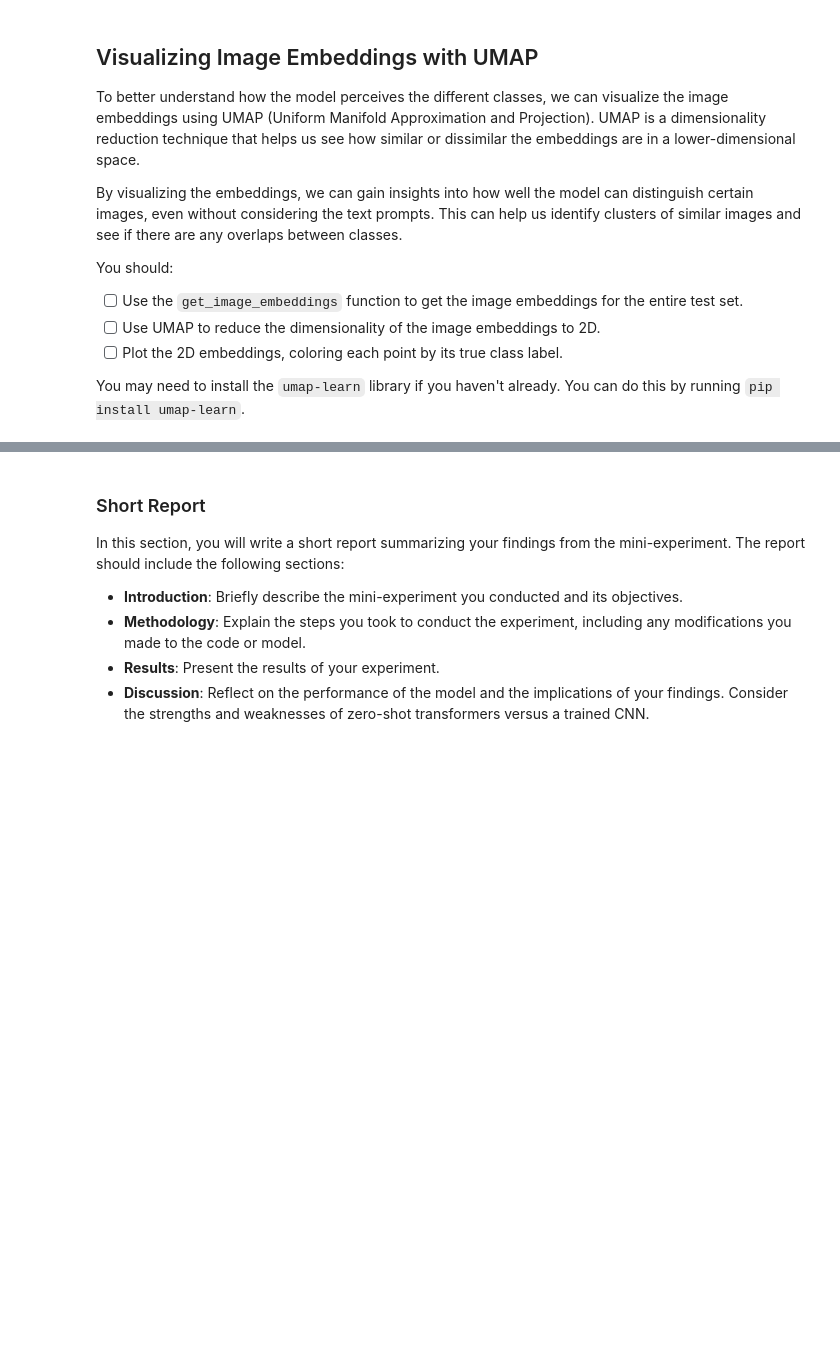
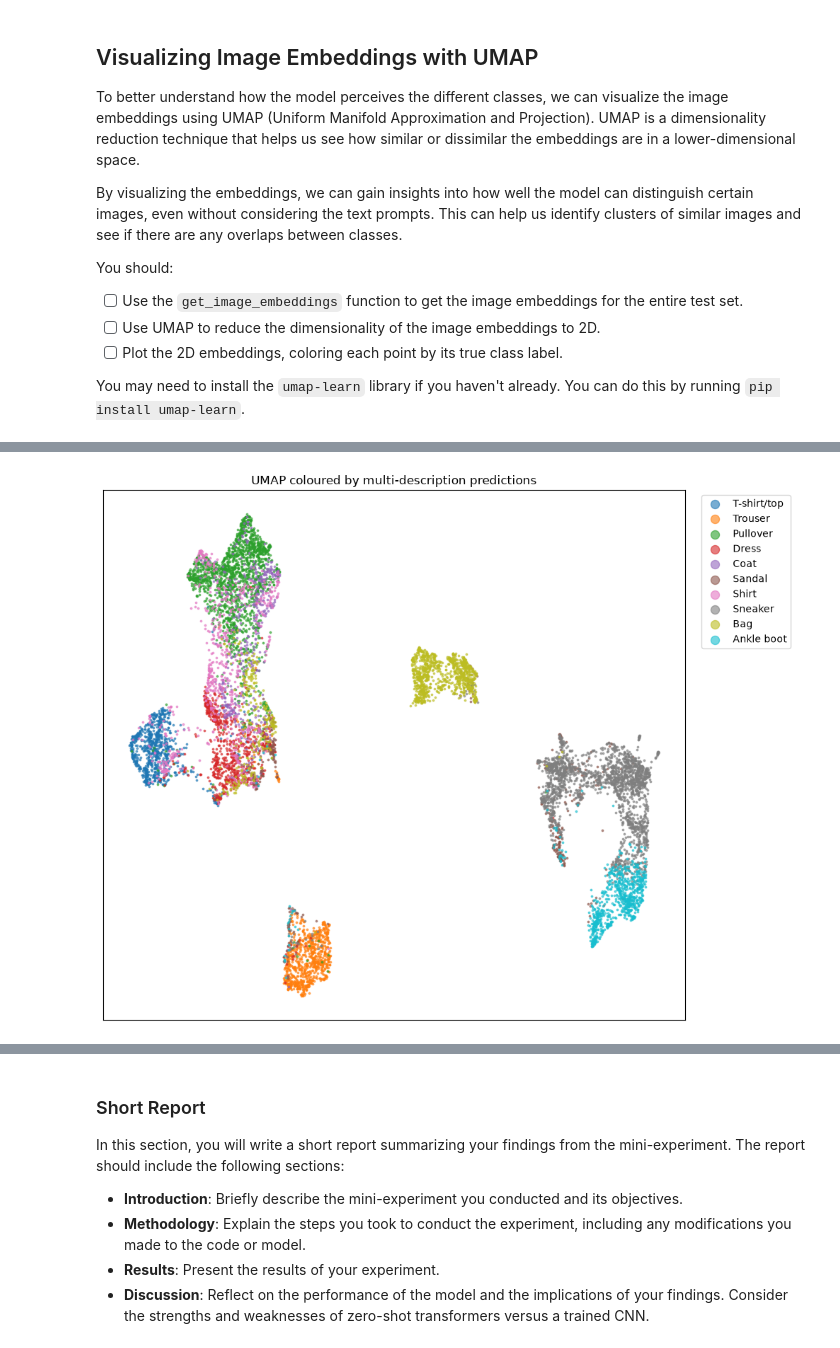
Before and after one commit to cryptoHelium/deep_learning, a Jupyter notebook: 02_activities/assignments/assignment_2.ipynb, the cells around one changed output, grey strips where cells are left out. Cells and saved outputs as stored; diff of their text form; code cells hidden in the pictures; blank space fills up the shorter version.

```diff
--- a/02_activities/assignments/assignment_2.ipynb
+++ b/02_activities/assignments/assignment_2.ipynb
@@ -490,0 +637,19 @@ You are welcome to come up with your own mini-experiment! Explain your idea in t
+# %%
+# So like we did for the Zero Shot prompting, we can re-use UMAP here to see how it looks. The difference is
+# We use the new text embeddings from the mutli-prompt
+
+similarity = get_cosine_similarity(torch.from_numpy(all_img_emb), text_feats)
+multi_preds = prompt_to_class[get_predictions(similarity)]
+
+plt.figure(figsize=(10, 8))
+for i, name in enumerate(CLASS_NAMES):
+    mask = multi_preds == i
+    plt.scatter(img_2d[mask, 0], img_2d[mask, 1], s=3, alpha=0.6, label=name)
+
+plt.legend(markerscale=5, bbox_to_anchor=(1.02, 1), loc="upper left")
+plt.title("UMAP coloured by multi-description predictions")
+plt.xticks([]); plt.yticks([])
+plt.tight_layout()
+plt.show()
+# %% [output]
+[figure, added]
```
Also changed, not shown: parts of 10 cells of this notebook, 1 other file.
